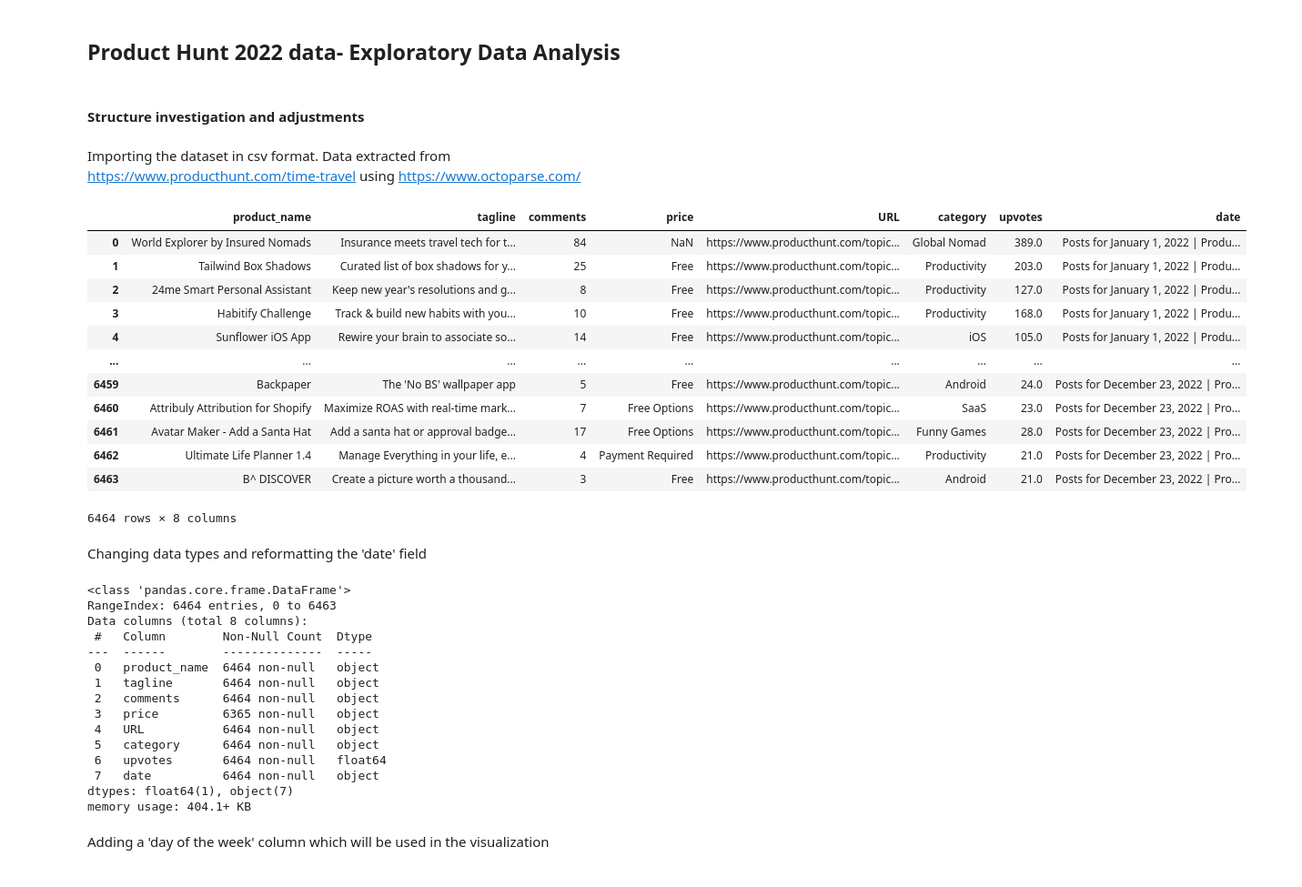
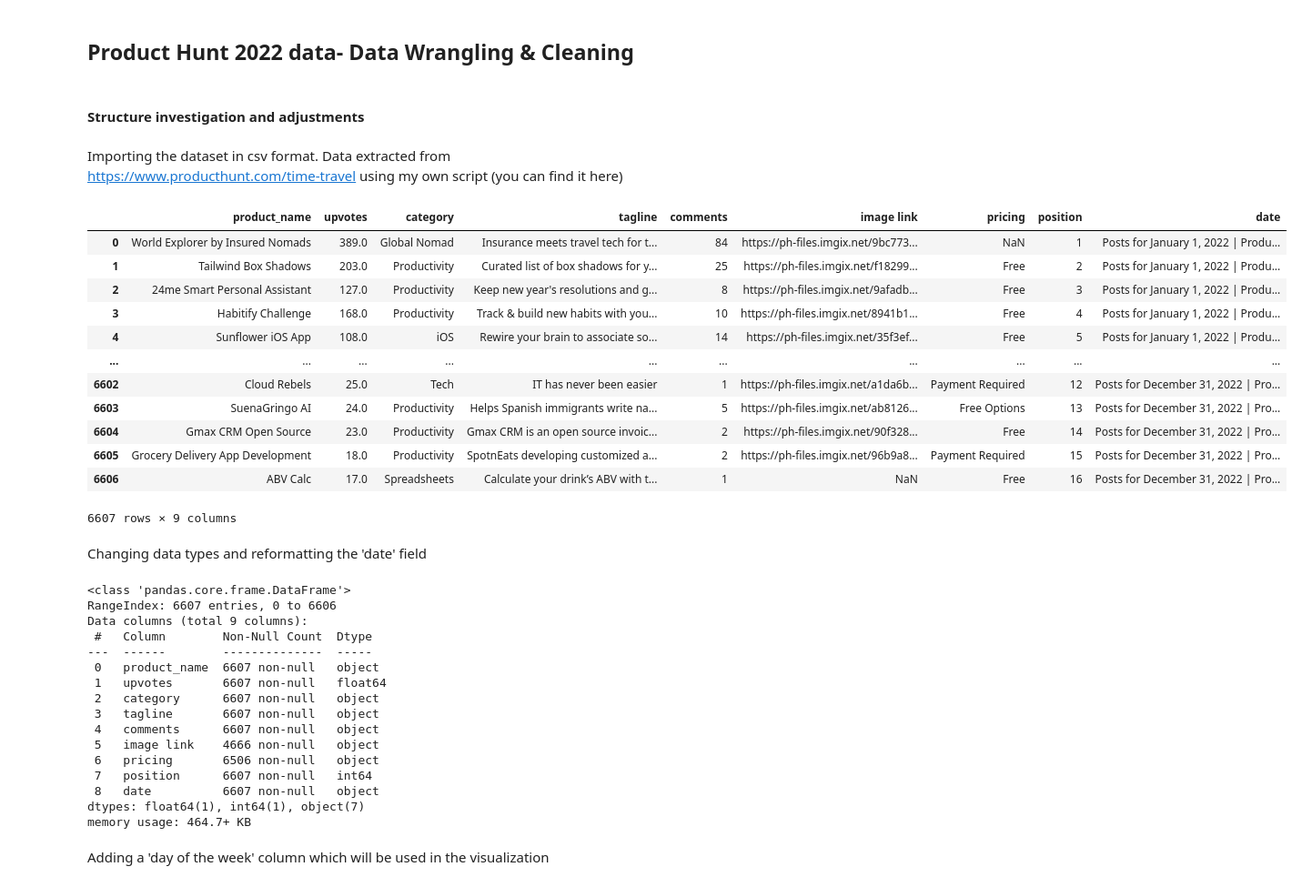
Before and after one commit to martinahackbartt/producthunt_2022_EDA, a Jupyter notebook: productHunt_dataCleaning.ipynb, the cells around one changed output. Shown at 91% size. Saved outputs shown, nothing was run; the diff lists cells and outputs as text; code cells hidden in the pictures.

Commit message:
Final changes to data wrangling script + clean data

```diff
--- a/productHunt_dataCleaning.ipynb
+++ b/productHunt_dataCleaning.ipynb
@@ -5,48 +5,48 @@ from datetime import datetime
 import numpy as np
 import seaborn as sns
 # %% [markdown]
-## Product Hunt 2022 data- Exploratory Data Analysis
+## Product Hunt 2022 data- Data Wrangling & Cleaning
 # %% [markdown]
 #### Structure investigation and adjustments
 # %% [markdown]
-Importing the dataset in csv format. Data extracted from https://www.producthunt.com/time-travel using https://www.octoparse.com/
+Importing the dataset in csv format. Data extracted from https://www.producthunt.com/time-travel using my own script (you can find it here)
 # %%
-product_hunt= pd.read_csv('/Users/martinahackbartt/Documents/producthunt_2022_EDA/producthunt_scraping_dec23.csv', sep=';', decimal=',')
-product_hunt= product_hunt.drop(columns = ["image"])
+product_hunt= pd.read_csv('/Users/martinahackbartt/Documents/producthunt_2022_EDA/productHunt2022_scrapingdata.csv', sep=',', decimal=',')
 display(product_hunt)
 # %% [output]
-|  | product_name | tagline | comments | price | URL | category | upvotes | date |
-| 0 | World Explorer by Insured Nomads | Insurance meets travel tech for t... | 84 | NaN | https://www.producthunt.com/topic... | Global Nomad | 389.0 | Posts for January 1, 2022 | Produ... |
-| 1 | Tailwind Box Shadows | Curated list of box shadows for y... | 25 | Free | https://www.producthunt.com/topic... | Productivity | 203.0 | Posts for January 1, 2022 | Produ... |
-| 2 | 24me Smart Personal Assistant | Keep new year's resolutions and g... | 8 | Free | https://www.producthunt.com/topic... | Productivity | 127.0 | Posts for January 1, 2022 | Produ... |
-| 3 | Habitify Challenge | Track & build new habits with you... | 10 | Free | https://www.producthunt.com/topic... | Productivity | 168.0 | Posts for January 1, 2022 | Produ... |
-| 4 | Sunflower iOS App | Rewire your brain to associate so... | 14 | Free | https://www.producthunt.com/topic... | iOS | 105.0 | Posts for January 1, 2022 | Produ... |
-| ... | ... | ... | ... | ... | ... | ... | ... | ... |
-| 6459 | Backpaper | The 'No BS' wallpaper app | 5 | Free | https://www.producthunt.com/topic... | Android | 24.0 | Posts for December 23, 2022 | Pro... |
-| 6460 | Attribuly Attribution for Shopify | Maximize ROAS with real-time mark... | 7 | Free Options | https://www.producthunt.com/topic... | SaaS | 23.0 | Posts for December 23, 2022 | Pro... |
-| 6461 | Avatar Maker - Add a Santa Hat | Add a santa hat or approval badge... | 17 | Free Options | https://www.producthunt.com/topic... | Funny Games | 28.0 | Posts for December 23, 2022 | Pro... |
-| 6462 | Ultimate Life Planner 1.4 | Manage Everything in your life, e... | 4 | Payment Required | https://www.producthunt.com/topic... | Productivity | 21.0 | Posts for December 23, 2022 | Pro... |
-| 6463 | B^ DISCOVER | Create a picture worth a thousand... | 3 | Free | https://www.producthunt.com/topic... | Android | 21.0 | Posts for December 23, 2022 | Pro... |
+|  | product_name | upvotes | category | tagline | comments | image link | pricing | position | date |
+| 0 | World Explorer by Insured Nomads | 389.0 | Global Nomad | Insurance meets travel tech for t... | 84 | https://ph-files.imgix.net/9bc773... | NaN | 1 | Posts for January 1, 2022 | Produ... |
+| 1 | Tailwind Box Shadows | 203.0 | Productivity | Curated list of box shadows for y... | 25 | https://ph-files.imgix.net/f18299... | Free | 2 | Posts for January 1, 2022 | Produ... |
+| 2 | 24me Smart Personal Assistant | 127.0 | Productivity | Keep new year's resolutions and g... | 8 | https://ph-files.imgix.net/9afadb... | Free | 3 | Posts for January 1, 2022 | Produ... |
+| 3 | Habitify Challenge | 168.0 | Productivity | Track & build new habits with you... | 10 | https://ph-files.imgix.net/8941b1... | Free | 4 | Posts for January 1, 2022 | Produ... |
+| 4 | Sunflower iOS App | 108.0 | iOS | Rewire your brain to associate so... | 14 | https://ph-files.imgix.net/35f3ef... | Free | 5 | Posts for January 1, 2022 | Produ... |
+| ... | ... | ... | ... | ... | ... | ... | ... | ... | ... |
+| 6602 | Cloud Rebels | 25.0 | Tech | IT has never been easier | 1 | https://ph-files.imgix.net/a1da6b... | Payment Required | 12 | Posts for December 31, 2022 | Pro... |
+| 6603 | SuenaGringo AI | 24.0 | Productivity | Helps Spanish immigrants write na... | 5 | https://ph-files.imgix.net/ab8126... | Free Options | 13 | Posts for December 31, 2022 | Pro... |
+| 6604 | Gmax CRM Open Source | 23.0 | Productivity | Gmax CRM is an open source invoic... | 2 | https://ph-files.imgix.net/90f328... | Free | 14 | Posts for December 31, 2022 | Pro... |
+| 6605 | Grocery Delivery App Development | 18.0 | Productivity | SpotnEats developing customized a... | 2 | https://ph-files.imgix.net/96b9a8... | Payment Required | 15 | Posts for December 31, 2022 | Pro... |
+| 6606 | ABV Calc | 17.0 | Spreadsheets | Calculate your drink’s ABV with t... | 1 | NaN | Free | 16 | Posts for December 31, 2022 | Pro... |
-6464 rows × 8 columns
+6607 rows × 9 columns
 # %% [markdown]
 Changing data types and reformatting the 'date' field
 # %%
 product_hunt.info()
 # %% [output]
 <class 'pandas.core.frame.DataFrame'>
-RangeIndex: 6464 entries, 0 to 6463
-Data columns (total 8 columns):
+RangeIndex: 6607 entries, 0 to 6606
+Data columns (total 9 columns):
  #   Column        Non-Null Count  Dtype
 ---  ------        --------------  -----
- 0   product_name  6464 non-null   object
- 1   tagline       6464 non-null   object
- 2   comments      6464 non-null   object
- 3   price         6365 non-null   object
- 4   URL           6464 non-null   object
- 5   category      6464 non-null   object
- 6   upvotes       6464 non-null   float64
- 7   date          6464 non-null   object
-dtypes: float64(1), object(7)
-memory usage: 404.1+ KB
+ 0   product_name  6607 non-null   object
+ 1   upvotes       6607 non-null   float64
+ 2   category      6607 non-null   object
+ 3   tagline       6607 non-null   object
+ 4   comments      6607 non-null   object
+ 5   image link    4666 non-null   object
+ 6   pricing       6506 non-null   object
+ 7   position      6607 non-null   int64
+ 8   date          6607 non-null   object
+dtypes: float64(1), int64(1), object(7)
+memory usage: 464.7+ KB
 # %%
 #Strings
```
Also changed, not shown: parts of 7 cells of this notebook, 1 other file.
